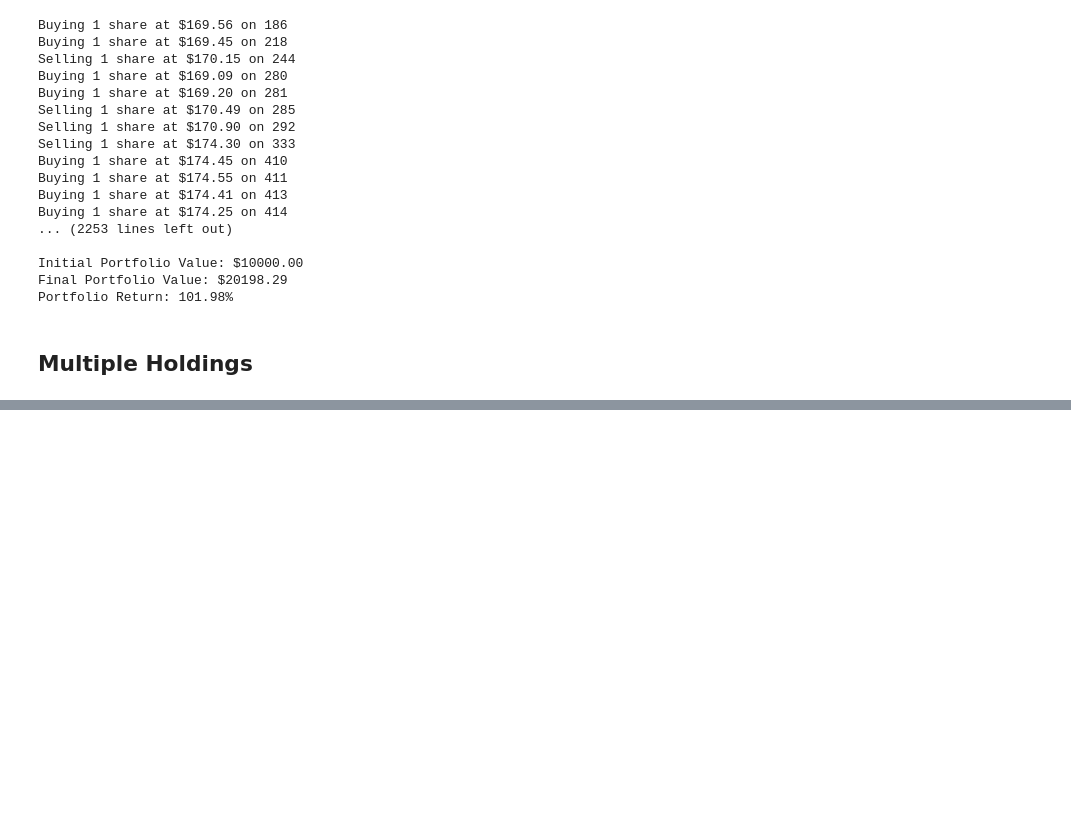
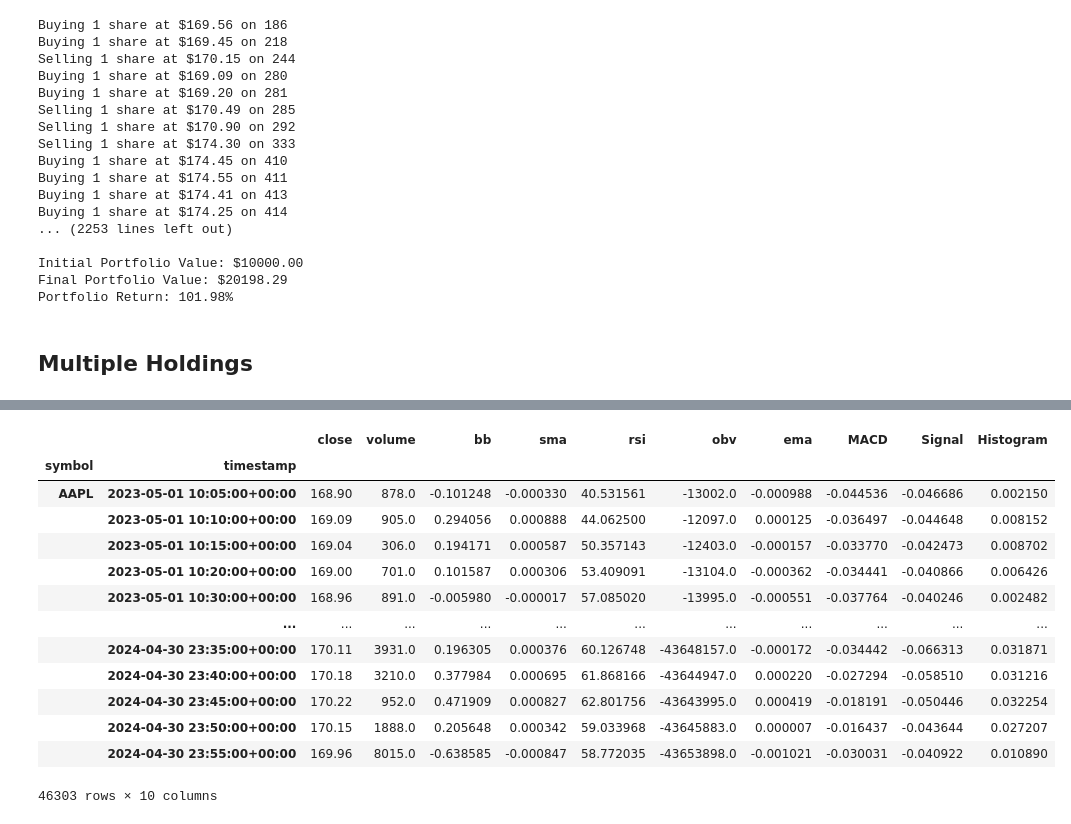
Before and after one commit to avillasmil/algo-trader, a Jupyter notebook: sandbox.ipynb, the cells around one changed output, grey strips where cells are left out. Saved outputs shown, nothing was run; the diff lists cells and outputs as text; code cells hidden in the pictures; blank space fills up the shorter version.

Commit message:
multi holding simulation

```diff
--- a/sandbox.ipynb
+++ b/sandbox.ipynb
@@ -514,3 +502,31 @@ historical_data['MSFT']
+# %%
+# Align timestamps
+timestamps_sets = {name: set(df.index.get_level_values('timestamp')) for name, df in historical_data.items()}
+
+# Find common timestamps across all DataFrames
+common_timestamps = set.intersection(*timestamps_sets.values())
+
+# Filter each DataFrame to only include rows with these common timestamps
+filtered_historical_data = {}
+for name, df in historical_data.items():
+    filtered_historical_data[name] = df[df.index.get_level_values('timestamp').isin(common_timestamps)]
+# %%
+for symbol, df in historical_data.items():
+    # Reset the index to turn multi-index into columns
+    df = df.reset_index()
+
+    # Set 'timestamp' as the single index
+    df = df.set_index('timestamp')
+    df.drop(columns = 'symbol',inplace=True)
+
+    # Update the dictionary with the modified dataframe
+    historical_data[symbol] = df
+# %%
+for symbol, df in historical_data.items():
+    # Check if there are any duplicate timestamps in the index
+    if df.index.duplicated().any():
+        # Remove duplicates, keeping only the first occurrence of each timestamp
+        historical_data[symbol] = df[~df.index.duplicated(keep='first')]
 # %%
 # Run the simulation
 for date in historical_data[symbols[0]].index:  # Assumes all stocks have the same dates
@@ -570,0 +596,17 @@ print(f"Portfolio Return: {portfolio_return:.2f}%")
+# %%
+historical_data
+# %% [output]
+|  |  | close | volume | bb | sma | rsi | obv | ema | MACD | Signal | Histogram |
+| symbol | timestamp |  |  |  |  |  |  |  |  |  |  |
+| AAPL | 2023-05-01 10:05:00+00:00 | 168.90 | 878.0 | -0.101248 | -0.000330 | 40.531561 | -13002.0 | -0.000988 | -0.044536 | -0.046686 | 0.002150 |
+|  | 2023-05-01 10:10:00+00:00 | 169.09 | 905.0 | 0.294056 | 0.000888 | 44.062500 | -12097.0 | 0.000125 | -0.036497 | -0.044648 | 0.008152 |
+|  | 2023-05-01 10:15:00+00:00 | 169.04 | 306.0 | 0.194171 | 0.000587 | 50.357143 | -12403.0 | -0.000157 | -0.033770 | -0.042473 | 0.008702 |
+|  | 2023-05-01 10:20:00+00:00 | 169.00 | 701.0 | 0.101587 | 0.000306 | 53.409091 | -13104.0 | -0.000362 | -0.034441 | -0.040866 | 0.006426 |
+|  | 2023-05-01 10:30:00+00:00 | 168.96 | 891.0 | -0.005980 | -0.000017 | 57.085020 | -13995.0 | -0.000551 | -0.037764 | -0.040246 | 0.002482 |
+|  | ... | ... | ... | ... | ... | ... | ... | ... | ... | ... | ... |
+|  | 2024-04-30 23:35:00+00:00 | 170.11 | 3931.0 | 0.196305 | 0.000376 | 60.126748 | -43648157.0 | -0.000172 | -0.034442 | -0.066313 | 0.031871 |
+|  | 2024-04-30 23:40:00+00:00 | 170.18 | 3210.0 | 0.377984 | 0.000695 | 61.868166 | -43644947.0 | 0.000220 | -0.027294 | -0.058510 | 0.031216 |
+|  | 2024-04-30 23:45:00+00:00 | 170.22 | 952.0 | 0.471909 | 0.000827 | 62.801756 | -43643995.0 | 0.000419 | -0.018191 | -0.050446 | 0.032254 |
+|  | 2024-04-30 23:50:00+00:00 | 170.15 | 1888.0 | 0.205648 | 0.000342 | 59.033968 | -43645883.0 | 0.000007 | -0.016437 | -0.043644 | 0.027207 |
+|  | 2024-04-30 23:55:00+00:00 | 169.96 | 8015.0 | -0.638585 | -0.000847 | 58.772035 | -43653898.0 | -0.001021 | -0.030031 | -0.040922 | 0.010890 |
+46303 rows × 10 columns
```
Also changed, not shown: parts of 4 cells of this notebook.
